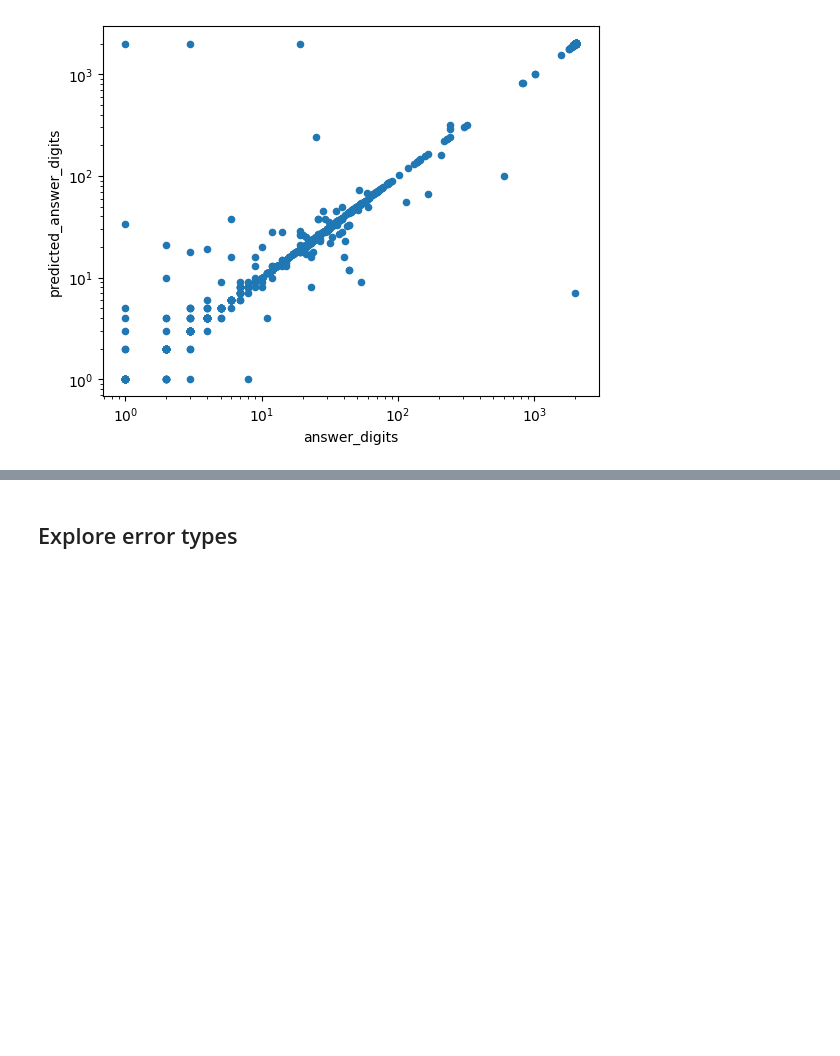
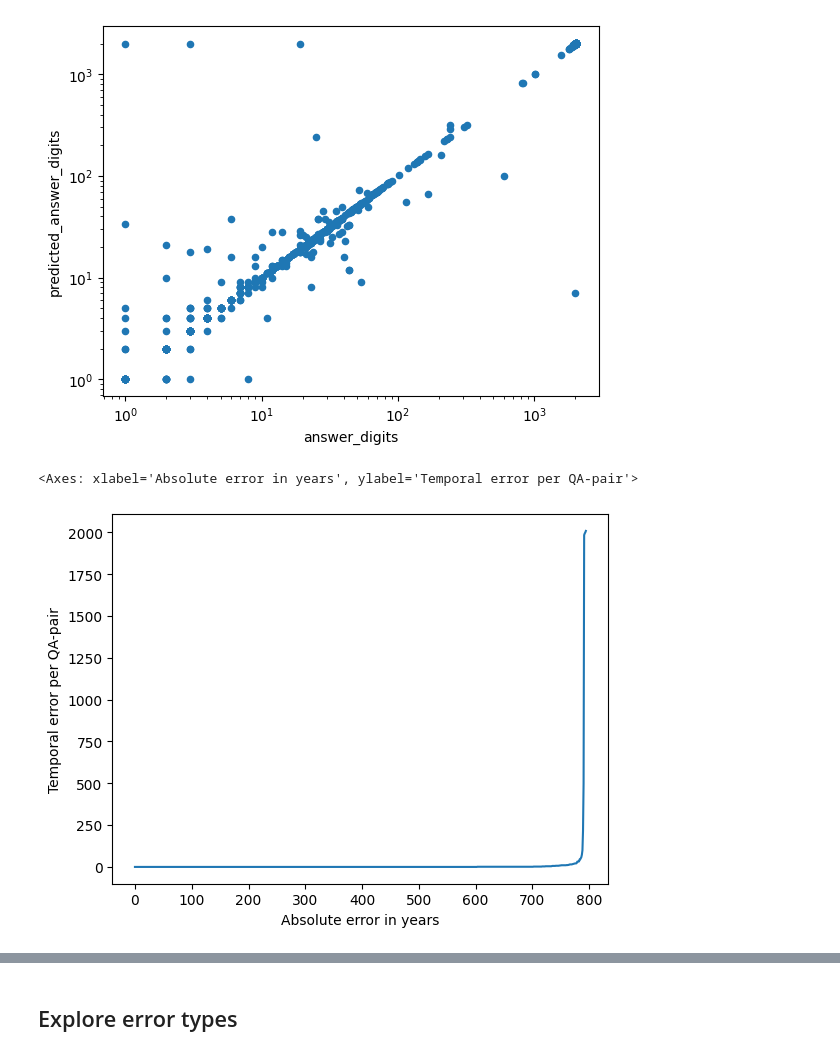
Before and after one commit to aauss/temptabqa, a Jupyter notebook: my_experiments/temp_error_analyis/05a_allen_var.ipynb, the cells around one changed output, grey strips where cells are left out. Cells and saved outputs as stored; diff of their text form; code cells hidden in the pictures; blank space fills up the shorter version.

Commit message:
Add calculation on average temporal precision errors.

```diff
--- a/my_experiments/temp_error_analyis/05a_allen_var.ipynb
+++ b/my_experiments/temp_error_analyis/05a_allen_var.ipynb
@@ -38,3 +38,12 @@ df.loc[:, ["answer_digits", "predicted_answer_digits"]].sort_values(by="answer_d
 # %% [output]
 <Axes: xlabel='answer_digits', ylabel='predicted_answer_digits'>
 [figure]
+# %%
+df.loc[:, ["answer_digits", "predicted_answer_digits"]].assign(
+    error=lambda x: (x["predicted_answer_digits"] - x["answer_digits"]).abs()
+).sort_values(by="error").loc[:, "error"].reset_index(drop=True).plot(
+    kind="line", xlabel="Absolute error in years", ylabel="Temporal error per QA-pair"
+);
+# %% [output]
+<Axes: xlabel='Absolute error in years', ylabel='Temporal error per QA-pair'>
+[figure, added]
```
Also changed, not shown: parts of 7 cells of this notebook.
